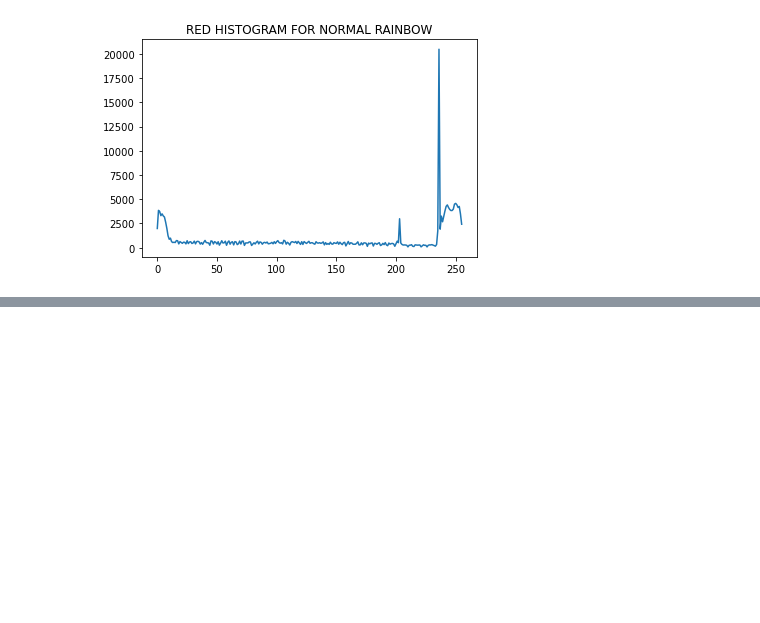
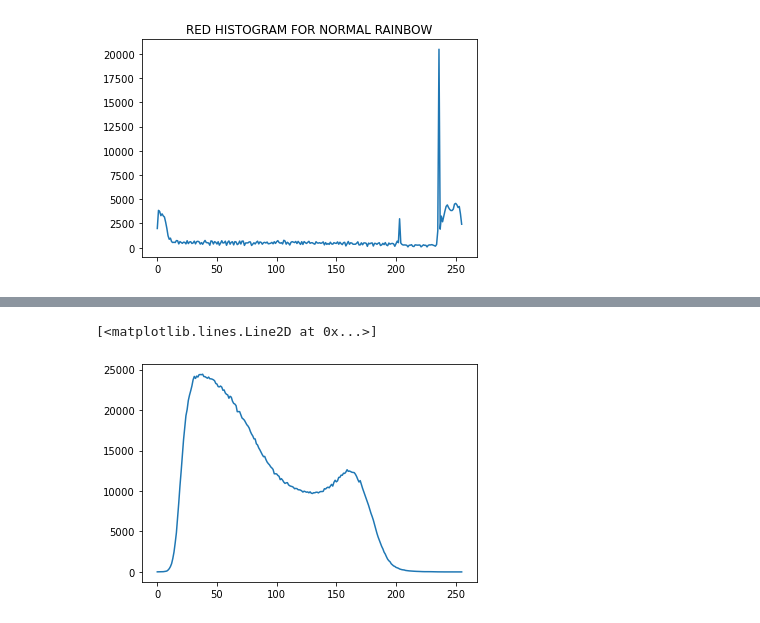
Before and after one commit to ASMohamedFaheemAnver/AIStudy, a Jupyter notebook: imge-processing/histograms.ipynb, the cells around one changed output, grey strips where cells are left out. Saved outputs shown, nothing was run; the diff lists cells and outputs as text; code cells hidden in the pictures; blank space fills up the shorter version.

```diff
--- a/imge-processing/histograms.ipynb
+++ b/imge-processing/histograms.ipynb
@@ -105,0 +120,5 @@ Text(0.5, 1.0, 'RED HISTOGRAM FOR NORMAL RAINBOW')
+# %%
+plt.plot(hist_values)
+# %% [output]
+[<matplotlib.lines.Line2D at 0x...>]
+[figure, added]
```
Also changed, not shown: parts of 18 cells of this notebook, 1 other file.
